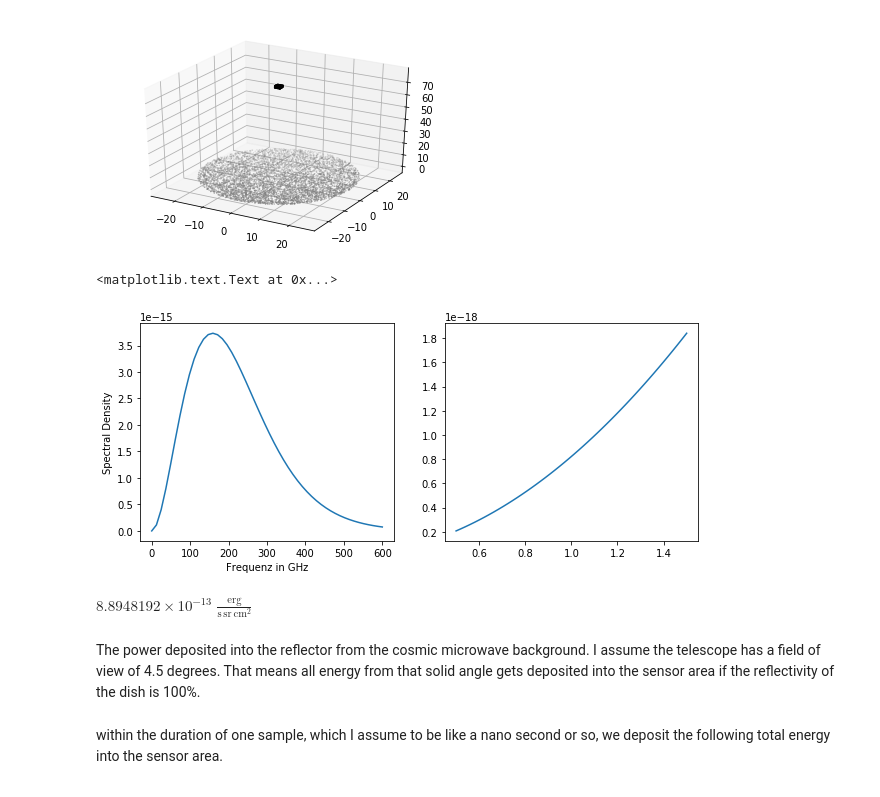
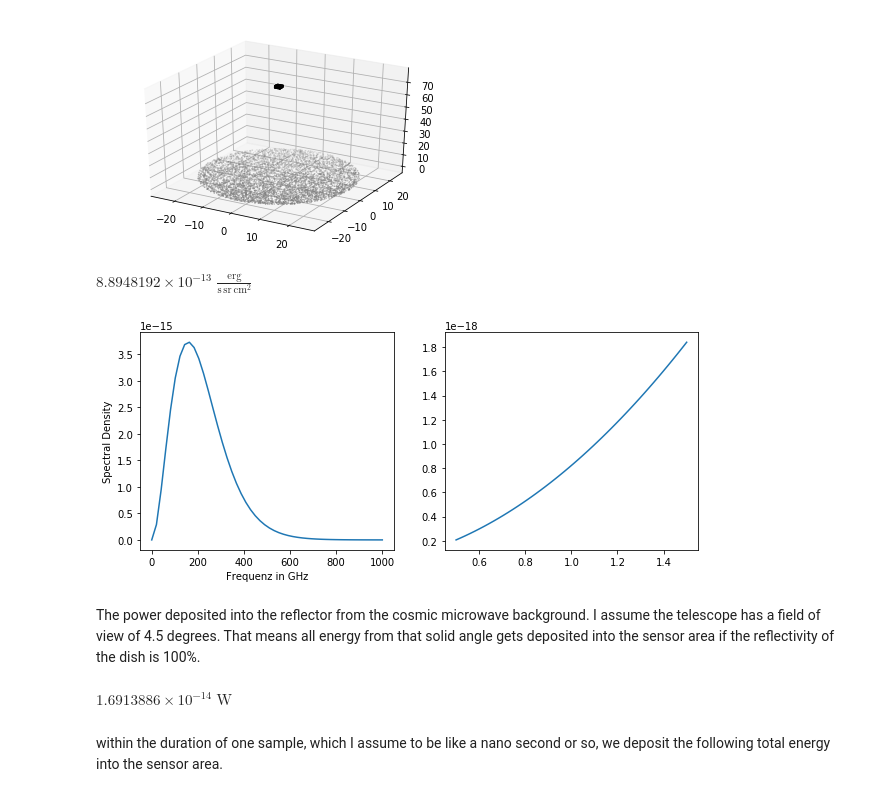
Before and after one commit to imaging-atmospheric-radio-telescope/imaging_atmospheric_radio_telescope, a Jupyter notebook: notebooks/cmb.ipynb, the cells around one changed output. Drawn from its saved outputs; the diff is of its cells as text; code cells hidden in the pictures.

```diff
--- a/notebooks/cmb.ipynb
+++ b/notebooks/cmb.ipynb
@@ -22,4 +22,14 @@ def draw_telescope(telescope):
 
     ax.scatter(x, y, z, color='gray', s=0.1)
     ax.scatter(box[:, 0], box[:, 1], box[:, 2], color='black', s=0.1)
+
+
+def draw_bb_spectrum(bandwidth, T, max_f=1000):
+    fig, [ax1, ax2] = plt.subplots(1, 2, figsize=(10, 4))
+    f = np.linspace(0.1, max_f) *u.GHz
+
+    ax1.plot(f, blackbody_nu(f, T))
+    ax2.plot(bandwidth, blackbody_nu(bandwidth, T))
+    ax1.set_xlabel('Frequenz in GHz')
+    ax1.set_ylabel('Spectral Density')
 # %% [markdown]
@@ -33,26 +43,17 @@ focal_length = 75
 draw_telescope(telescope.ImagingReflector(focal_length = focal_length))
 # %% [output]
 [figure]
-# %%
-bandwidth = np.linspace(0.5, 1.5) *u.GHz
-T = 2.7 * u.K
-
-fig, [ax1, ax2] = plt.subplots(1, 2, figsize=(10, 4))
-f = np.linspace(0.1, 600) *u.GHz
-
-ax1.plot(f, blackbody_nu(f, T))
-ax2.plot(bandwidth, blackbody_nu(bandwidth, T))
-ax1.set_xlabel('Frequenz in GHz')
-ax1.set_ylabel('Spectral Density')
-# %% [output]
-<matplotlib.text.Text at 0x...>
-[figure, removed]
 # %%
+bandwidth = np.linspace(0.5, 1.5) *u.GHz
+T = 2.7 * u.K
+draw_bb_spectrum(bandwidth, T)
+
 spectral_density, _ = quad(lambda x : blackbody_nu(x, T).si.value, bandwidth[0].si.value, bandwidth[-1].si.value)
 spectral_density = spectral_density * u.Unit('erg/(cm^2 s sr)')
 spectral_density
 # %% [output]
 $8.8948192 \times 10^{-13} \; \mathrm{\frac{erg}{s\,sr\,cm^{2}}}$
+[figure, added]
 # %% [markdown]
 The power deposited into the reflector from the cosmic microwave background.
 I assume the telescope has a field of view of 4.5 degrees. That means all energy from that solid angle gets deposited into the sensor area if the reflectivity of the dish is 100%.
@@ -63,6 +64,9 @@ fov = 4.5 * u.deg
 solid_angle = (2 * np.pi * (1 - np.cos(4.5 * u.deg))) * u.sr
 
 power = (spectral_density * dish_area * solid_angle).to('Watt')
+power
+# %% [output]
+$1.6913886 \times 10^{-14} \; \mathrm{W}$
 # %% [markdown]
 within the duration of one sample, which I assume to be like a nano second or so, we deposit the following total energy into the sensor area.
 # %%
```
Also changed, not shown: parts of 4 cells of this notebook.
